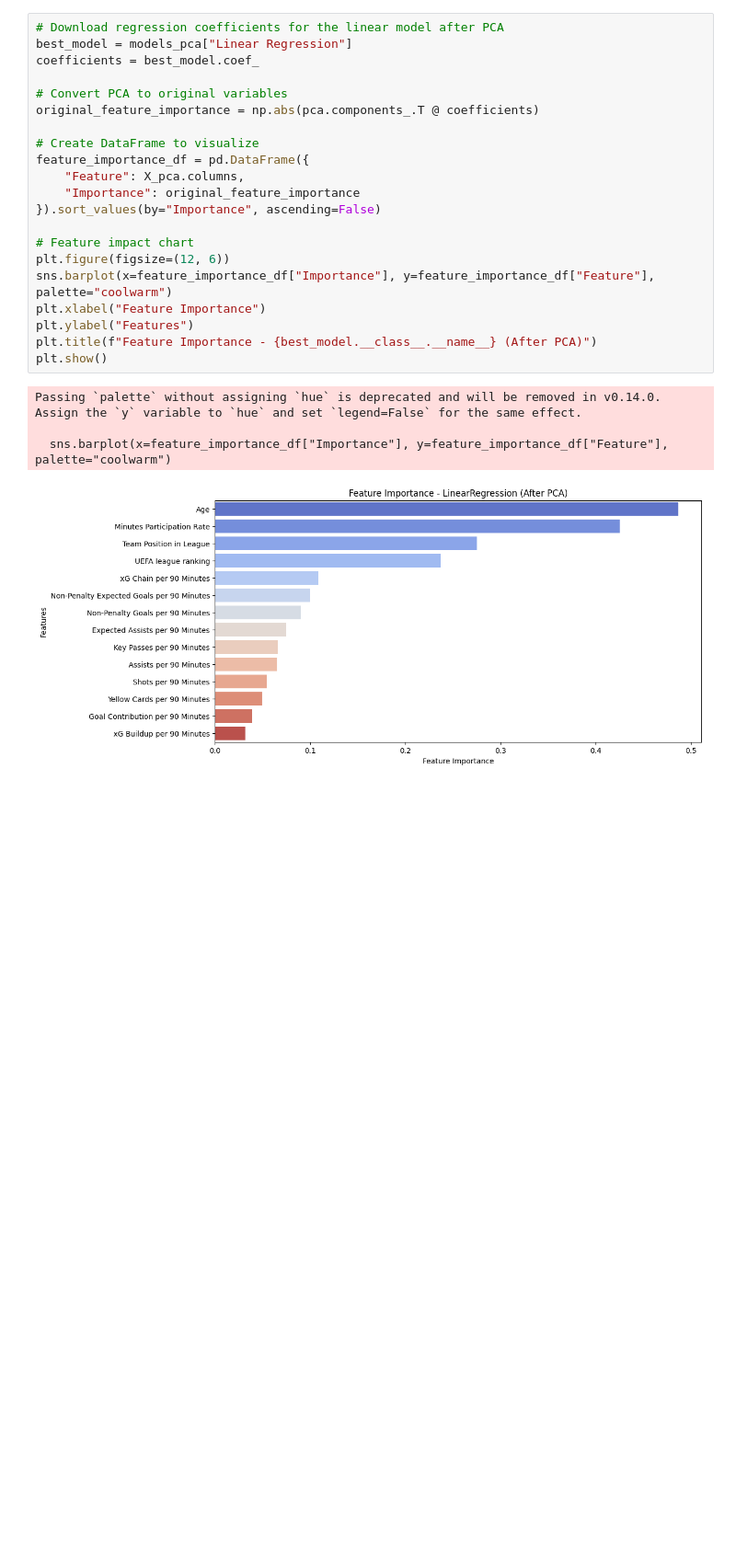
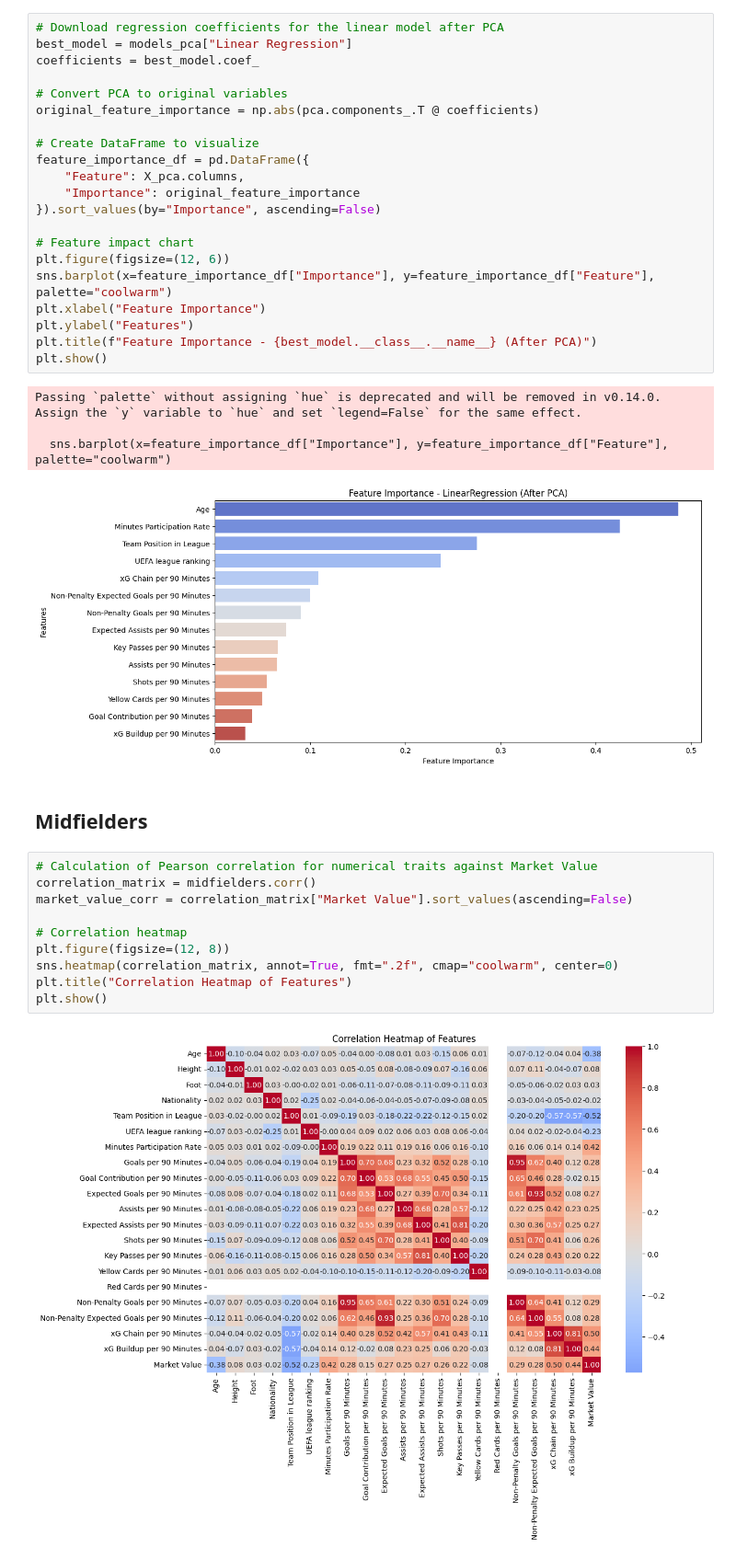
Before and after one commit to l3wandowskyy/Pricing-Footballers-Master, a Jupyter notebook: preditict_value_footballer.ipynb, the cells around one changed output. Shown at 92% size. Saved outputs shown, nothing was run; the diff lists cells and outputs as text; blank space fills up the shorter version.

```diff
--- a/preditict_value_footballer.ipynb
+++ b/preditict_value_footballer.ipynb
@@ -1865,3 +1865,17 @@ Passing `palette` without assigning `hue` is deprecated and will be removed in v
 
   sns.barplot(x=feature_importance_df["Importance"], y=feature_importance_df["Feature"], palette="coolwarm")
 [figure]
+# %% [markdown]
+## Midfielders
+# %%
+# Calculation of Pearson correlation for numerical traits against Market Value
+correlation_matrix = midfielders.corr()
+market_value_corr = correlation_matrix["Market Value"].sort_values(ascending=False)
+
+# Correlation heatmap
+plt.figure(figsize=(12, 8))
+sns.heatmap(correlation_matrix, annot=True, fmt=".2f", cmap="coolwarm", center=0)
+plt.title("Correlation Heatmap of Features")
+plt.show()
+# %% [output]
+[figure, added]
```
Also changed, not shown: parts of 12 cells of this notebook.
